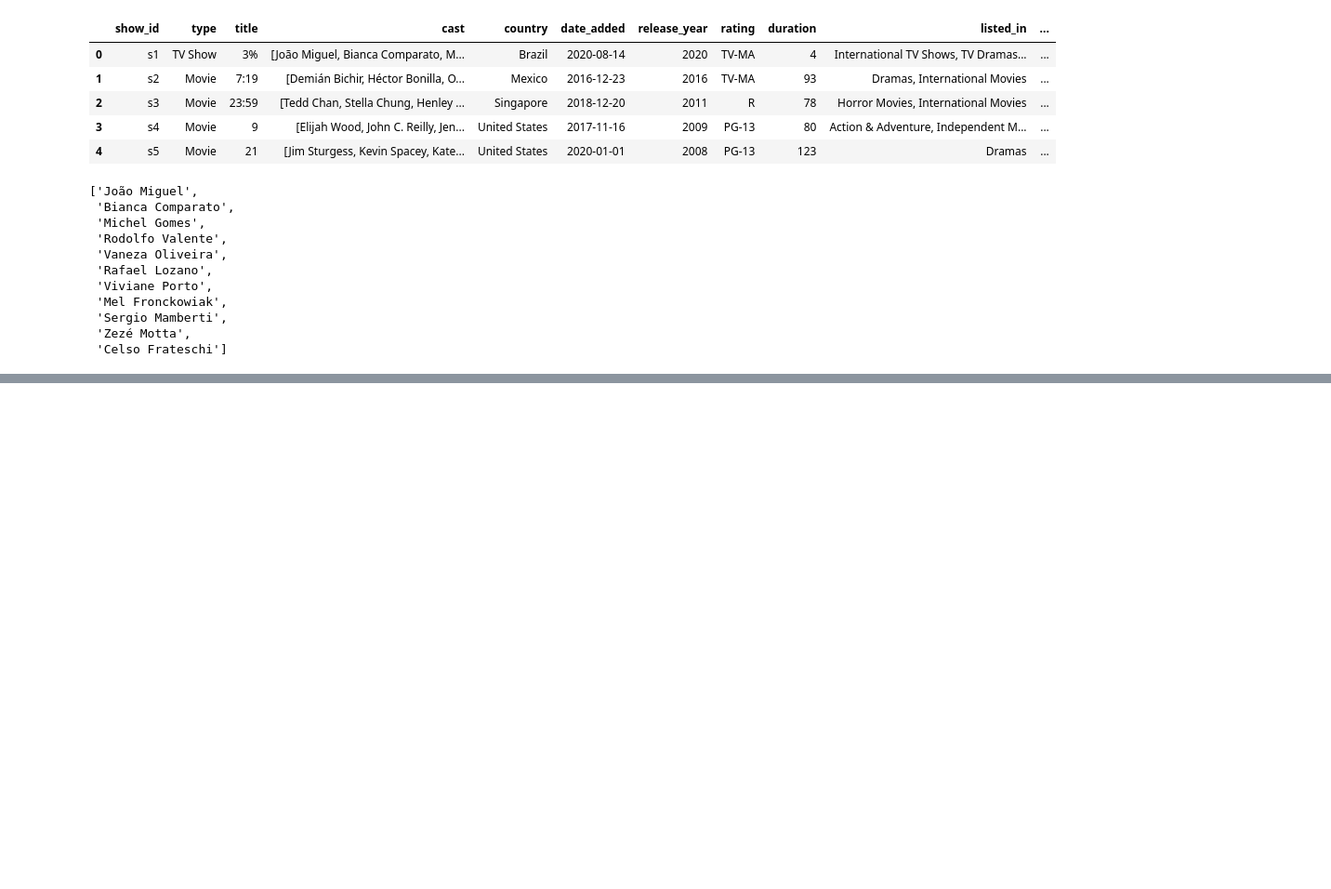
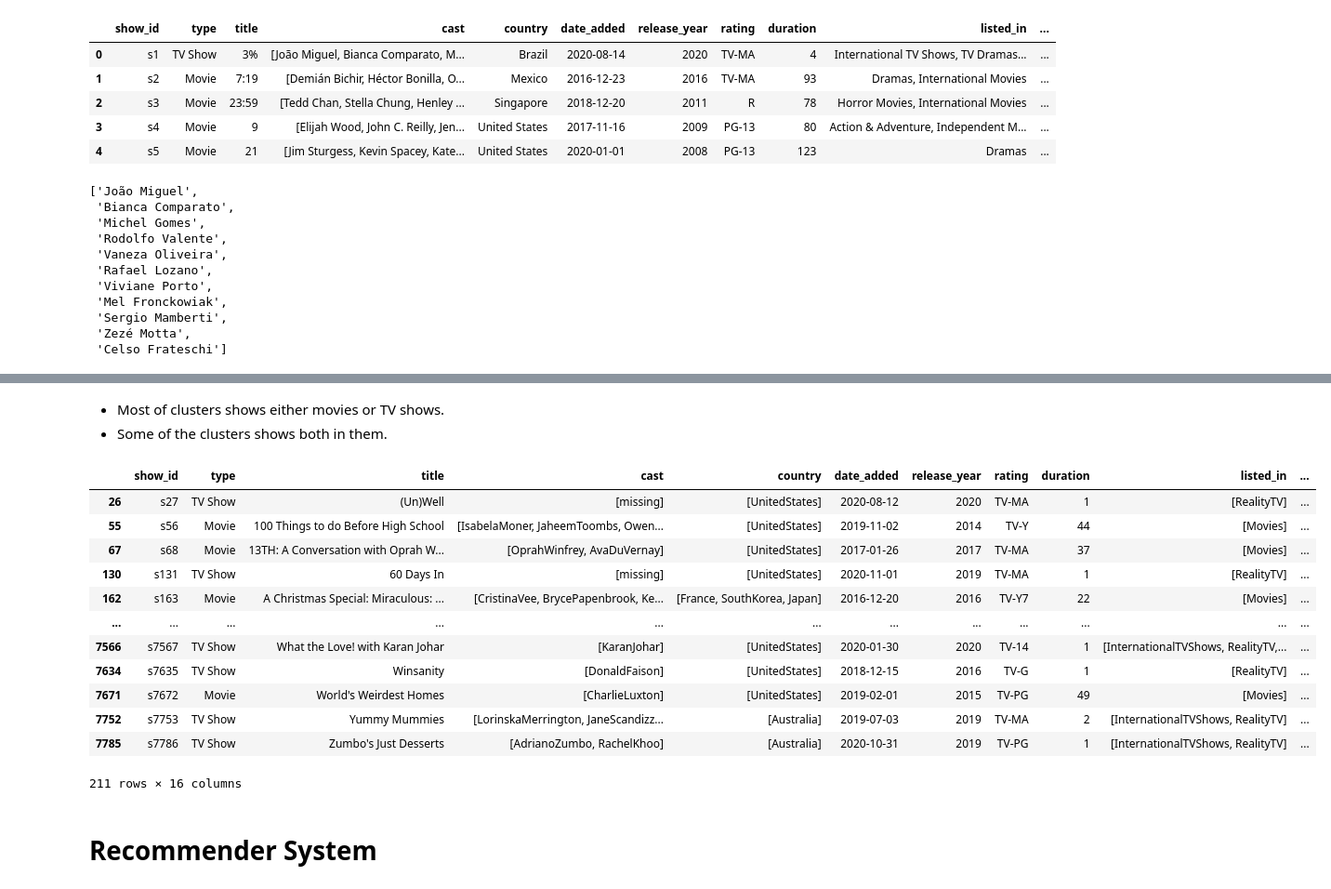
Before and after one commit to Pintu1-data/Netflix-Movies-And-TV-Shows-Clustering, a Jupyter notebook: NETFLIX_MOVIES_AND_TV_SHOWS_CLUSTERING.ipynb, the cells around one changed output, grey strips where cells are left out. Shown at 93% size. Saved outputs shown, nothing was run; the diff lists cells and outputs as text; code cells hidden in the pictures; blank space fills up the shorter version.

```diff
--- a/NETFLIX_MOVIES_AND_TV_SHOWS_CLUSTERING.ipynb
+++ b/NETFLIX_MOVIES_AND_TV_SHOWS_CLUSTERING.ipynb
@@ -802,0 +1176,23 @@ df['cast'][0]
+# %% [markdown]
+
+
+*   Most of clusters shows either movies or TV shows.
+*   Some of the clusters shows both in them.
+# %%
+df[df['cluster']==1]
+# %% [output]
+|  | show_id | type | title | cast | country | date_added | release_year | rating | duration | listed_in | ... |
+| 26 | s27 | TV Show | (Un)Well | [missing] | [UnitedStates] | 2020-08-12 | 2020 | TV-MA | 1 | [RealityTV] | ... |
+| 55 | s56 | Movie | 100 Things to do Before High School | [IsabelaMoner, JaheemToombs, Owen... | [UnitedStates] | 2019-11-02 | 2014 | TV-Y | 44 | [Movies] | ... |
+| 67 | s68 | Movie | 13TH: A Conversation with Oprah W... | [OprahWinfrey, AvaDuVernay] | [UnitedStates] | 2017-01-26 | 2017 | TV-MA | 37 | [Movies] | ... |
+| 130 | s131 | TV Show | 60 Days In | [missing] | [UnitedStates] | 2020-11-01 | 2019 | TV-MA | 1 | [RealityTV] | ... |
+| 162 | s163 | Movie | A Christmas Special: Miraculous: ... | [CristinaVee, BrycePapenbrook, Ke... | [France, SouthKorea, Japan] | 2016-12-20 | 2016 | TV-Y7 | 22 | [Movies] | ... |
+| ... | ... | ... | ... | ... | ... | ... | ... | ... | ... | ... | ... |
+| 7566 | s7567 | TV Show | What the Love! with Karan Johar | [KaranJohar] | [UnitedStates] | 2020-01-30 | 2020 | TV-14 | 1 | [InternationalTVShows, RealityTV,... | ... |
+| 7634 | s7635 | TV Show | Winsanity | [DonaldFaison] | [UnitedStates] | 2018-12-15 | 2016 | TV-G | 1 | [RealityTV] | ... |
+| 7671 | s7672 | Movie | World's Weirdest Homes | [CharlieLuxton] | [UnitedStates] | 2019-02-01 | 2015 | TV-PG | 49 | [Movies] | ... |
+| 7752 | s7753 | TV Show | Yummy Mummies | [LorinskaMerrington, JaneScandizz... | [Australia] | 2019-07-03 | 2019 | TV-MA | 2 | [InternationalTVShows, RealityTV] | ... |
+| 7785 | s7786 | TV Show | Zumbo's Just Desserts | [AdrianoZumbo, RachelKhoo] | [Australia] | 2020-10-31 | 2019 | TV-PG | 1 | [InternationalTVShows, RealityTV] | ... |
+211 rows × 16 columns
+# %% [markdown]
+# **Recommender System**
```
Also changed, not shown: parts of 56 cells of this notebook.
